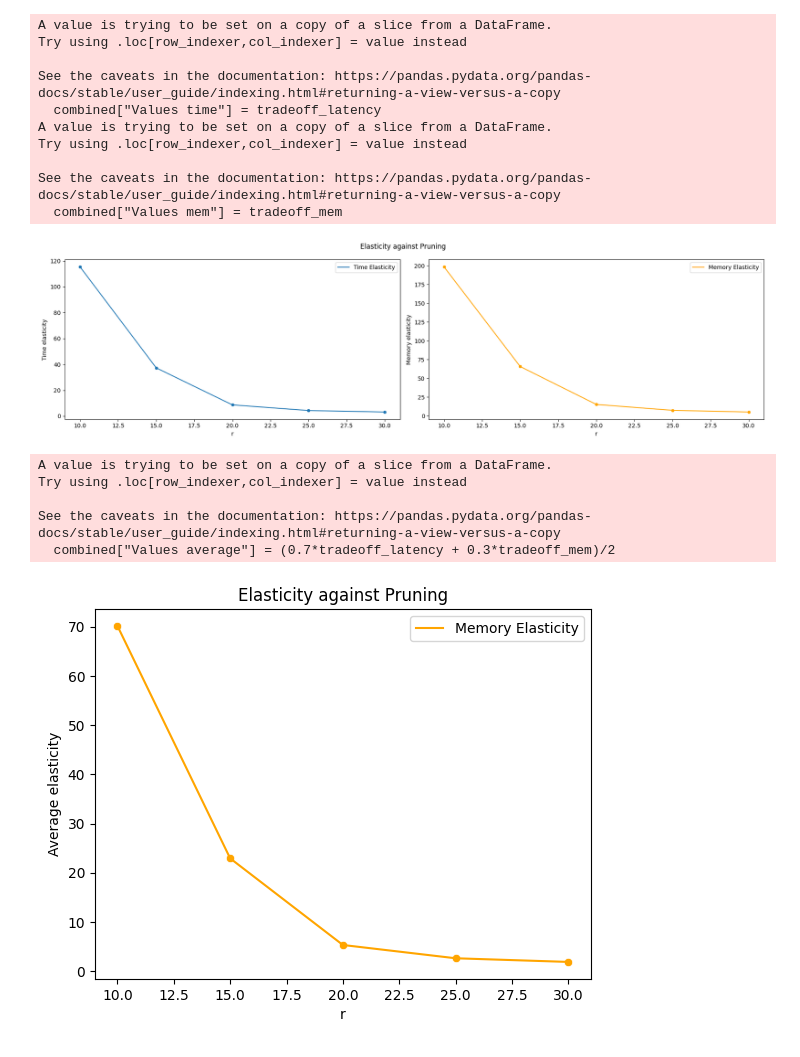
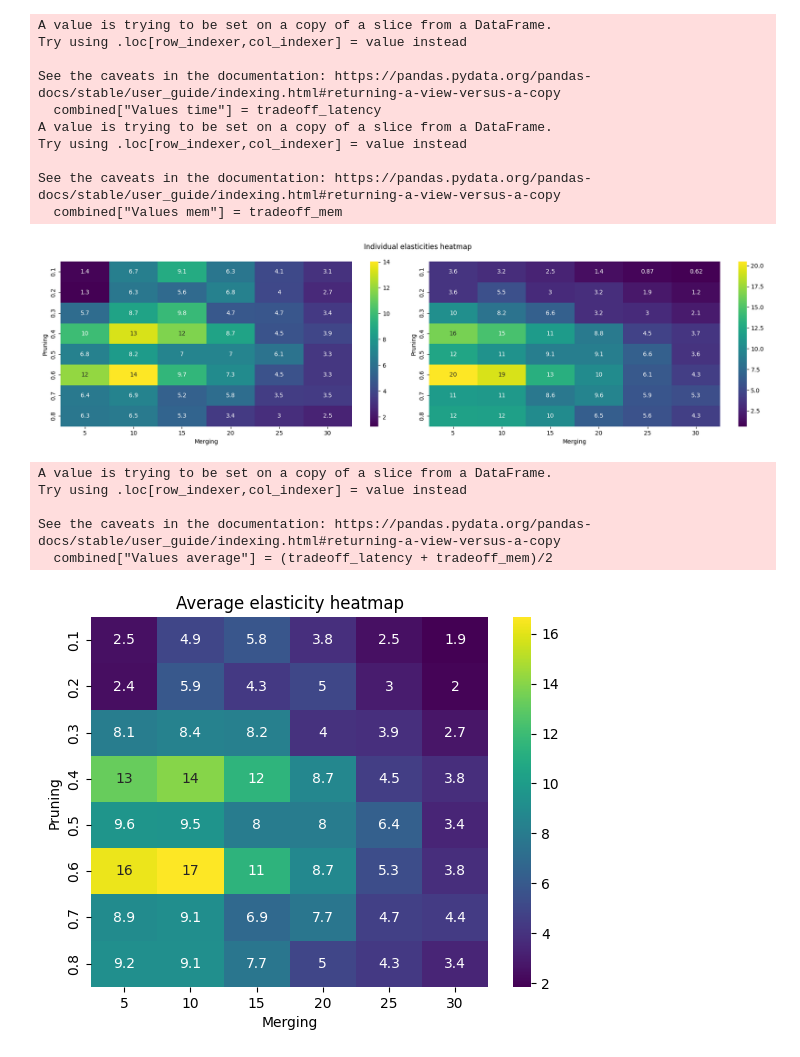
Before and after one commit to Aleixrei73/TFG-Efficient-Vision-Transformer-Inference-on-Edge-Devices, a Jupyter notebook: plotting-3d.ipynb, the cells around one changed output. Cells and saved outputs as stored; diff of their text form; code cells hidden in the pictures.

Commit message:
Grafiques i heatmaps

```diff
--- a/plotting-3d.ipynb
+++ b/plotting-3d.ipynb
@@ -20,6 +21,6 @@ name = "MQuantHeatmap"
 # %%
-combined = df.filter(regex='ViT-Combine-Mer.*$', axis=0)
-print(combined)
+combined = df.filter(regex='ViT-Combine-Mer.*', axis=0)
+print(combined.head)
 combined["Pruning"] = merging
 #combined["Merging"] = merging
 # %% [output]
@@ -47,0 +143,16 @@ See the caveats in the documentation: https://pandas.pydata.org/pandas-docs/stab
+# %%
+fig, axes = plt.subplots(1,2, figsize=(18, 5))
+combined["Max Mem use"] = np.log(combined["Max Mem use"])
+
+heat = combined.pivot(index="Pruning", columns="Merging", values="Max Mem use")
+sns.heatmap(heat, cmap='viridis', annot=True, ax=axes[0])
+axes[0].set_title("Maximum memory use heatmap")
+
+heat = combined.pivot(index="Pruning", columns="Merging", values="Accuracy")
+sns.heatmap(heat, cmap='viridis', annot=True, ax=axes[1])
+axes[1].set_title("Accuracy heatmap")
+
+fig.suptitle(f"Metrics heatmap")
+plt.tight_layout()
+plt.savefig(f"summary/globalGraphs/Combine/{name}-Rest.png")
+plt.show()
@@ -68,40 +186,31 @@ See the caveats in the documentation: https://pandas.pydata.org/pandas-docs/stab
   combined["Values mem"] = tradeoff_mem
 # %%
 fig, axes = plt.subplots(1,2, figsize=(18, 5))
-sns.lineplot(x=combined["Pruning"], y=tradeoff_latency, label="Time Elasticity",errorbar=None, ax=axes[0])
-sns.scatterplot(x=combined["Pruning"], y=tradeoff_latency, ax=axes[0])
-axes[0].set_ylabel("Time elasticity")
-axes[0].set_xlabel("r")
-axes[0].legend()
+heat = combined.pivot(index="Pruning", columns="Merging", values="Values time")
+sns.heatmap(heat, cmap='viridis', annot=True, ax=axes[0])
 
-sns.lineplot(x=combined["Pruning"], y=tradeoff_mem ,errorbar=None, label="Memory Elasticity", ax=axes[1], color='orange')
-sns.scatterplot(x=combined["Pruning"], y=tradeoff_mem, ax=axes[1], color='orange')
-axes[1].set_ylabel("Memory elasticity")
-axes[1].set_xlabel("r")
-axes[1].legend()
+heat = combined.pivot(index="Pruning", columns="Merging", values="Values mem")
+sns.heatmap(heat, cmap='viridis', annot=True, ax=axes[1])
 
 
-fig.suptitle(f"Elasticity against Pruning")
+fig.suptitle(f"Individual elasticities heatmap")
 plt.tight_layout()
-plt.savefig(f"summary/globalGraphs/Combine/{name}-Elasticity.png")
+plt.savefig(f"summary/globalGraphs/Combine/{name}.png")
 plt.show()
 # %% [output]
-[figure, old version]
+[figure, new version]
 # %%
-combined["Values average"] = (0.7*tradeoff_latency + 0.3*tradeoff_mem)/2
-sns.lineplot(x=combined["Pruning"], y=combined["Values average"] ,errorbar=None, label="Memory Elasticity", color='orange')
-sns.scatterplot(x=combined["Pruning"], y=combined["Values average"], color='orange')
-plt.ylabel("Average elasticity")
-plt.xlabel("r")
-plt.legend()
+combined["Values average"] = (tradeoff_latency + tradeoff_mem)/2
+heat = combined.pivot(index="Pruning", columns="Merging", values="Values average")
+sns.heatmap(heat, cmap='viridis', annot=True)
 
-plt.title(f"Elasticity against Pruning")
+plt.title(f"Average elasticity heatmap")
 plt.savefig(f"summary/globalGraphs/Combine/{name}-Average.png")
 plt.show()
 # %% [output]
 A value is trying to be set on a copy of a slice from a DataFrame.
 Try using .loc[row_indexer,col_indexer] = value instead
 
 See the caveats in the documentation: https://pandas.pydata.org/pandas-docs/stable/user_guide/indexing.html#returning-a-view-versus-a-copy
-  combined["Values average"] = (0.7*tradeoff_latency + 0.3*tradeoff_mem)/2
+  combined["Values average"] = (tradeoff_latency + tradeoff_mem)/2
-[figure, old version]
+[figure, new version]
```
Also changed, not shown: parts of 8 cells of this notebook, 32 other files.
